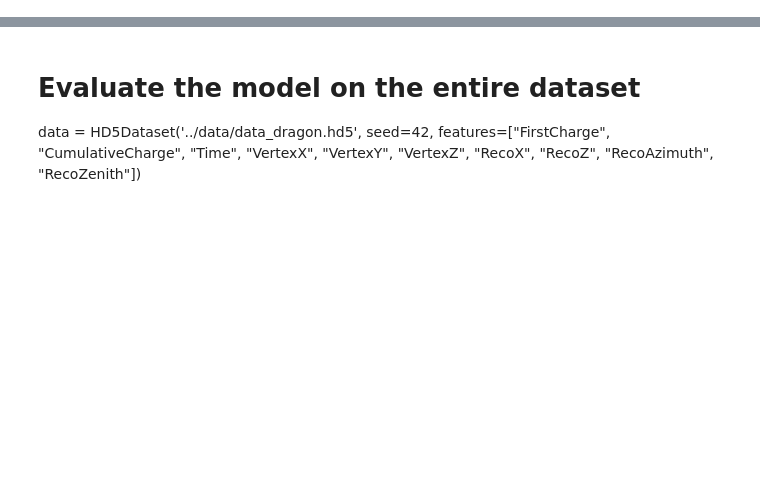
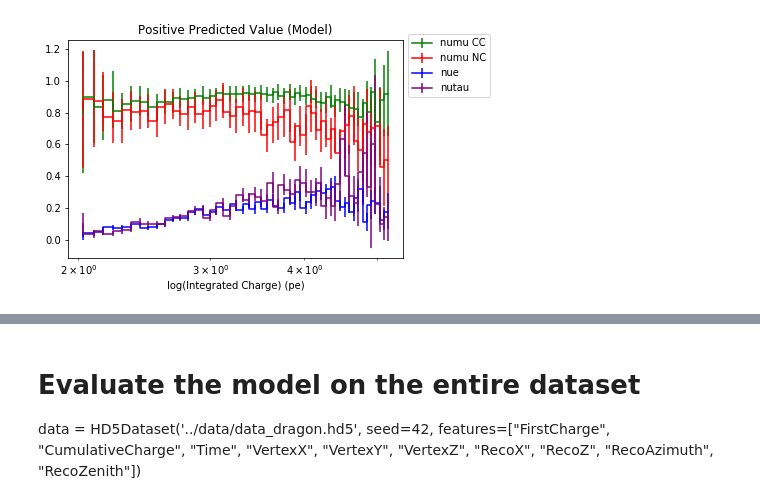
Before and after one commit to ruian1/NuIntClassification, a Jupyter notebook: baselines.ipynb, the cells around one changed output, grey strips where cells are left out. Cells and saved outputs as stored; diff of their text form; code cells hidden in the pictures; blank space fills up the shorter version.

```diff
--- a/baselines.ipynb
+++ b/baselines.ipynb
@@ -10,0 +74,2 @@ from collections import defaultdict
+# %%
+test_idx = data._get_idx('test')
@@ -10,0 +114,44 @@ from collections import defaultdict
+# %%
+def ppr_plot(y_pred, y_gnd, charges, pdg_encodings, interaction_types, title, plots):
+    """ Creates subplots for the ppr by neutrino flavour (and interaction type). """
+    pgd_encodings = np.abs(pdg_encodings)
+    fig = plt.figure()
+    plt.xscale('log')
+
+    for plot_label in plots:
+        color, pdg_encoding, interaction_type = plots[plot_label]
+        if interaction_type is None:
+            mask = pdg_encodings == pdg_encoding
+        else:
+            mask = np.logical_and((pdg_encodings == pdg_encoding), (interaction_types == interaction_type))
+
+        ppr, sigma, bin_edges = binned_ppr(y_pred[mask], y_gnd[mask], charges[mask])
+        bin_centers = 0.5 * (bin_edges[1:] + bin_edges[:-1])
+        plt.errorbar(
+            bin_centers,
+            ppr,
+            yerr = sigma,
+            drawstyle = 'steps',
+            color=color,
+            label=plot_label
+        )
+    plt.xlabel('log(Integrated Charge) (pe)')
+    plt.legend(loc='left', bbox_to_anchor=(1.0, 1.05))
+    plt.title(title)
+# %%
+plots = {
+    #'nue NC' : ('blue', 12, 2),
+    #'nue CC' : ('black', 12, 1),
+    'numu CC' : ('green', 14, 1),
+    'numu NC' : ('red', 14, 2),
+    'nue' : ('blue', 12, None),
+    'nutau' : ('purple', 16, None),
+    #'nutau NC' : ('green', 16, 2),
+    #'nutau CC' : ('brown', 16, 1)
+
+}
+# %%
+ppr_plot(y_model, data.targets[test_idx], charge[test_idx], pdg_encodings[test_idx], interaction_type[test_idx],
+        'Positive Predicted Value (Model)', plots)
+# %% [output]
+[figure, added]
```
Also changed, not shown: parts of 37 cells of this notebook, 1 other file.
